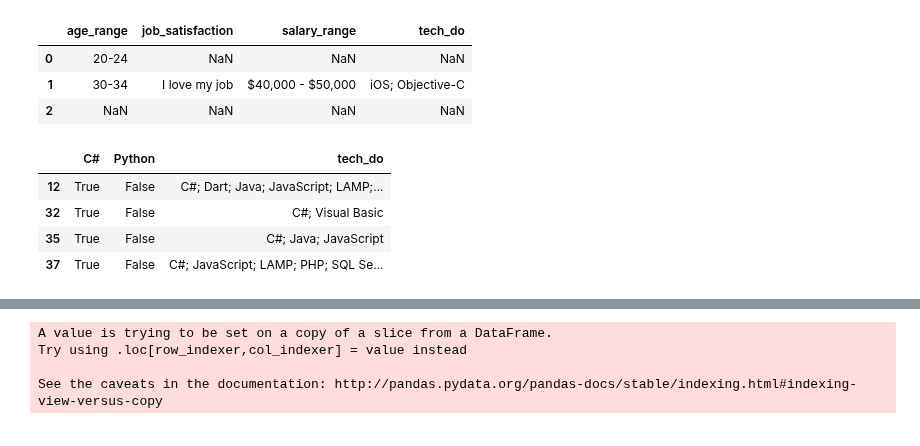
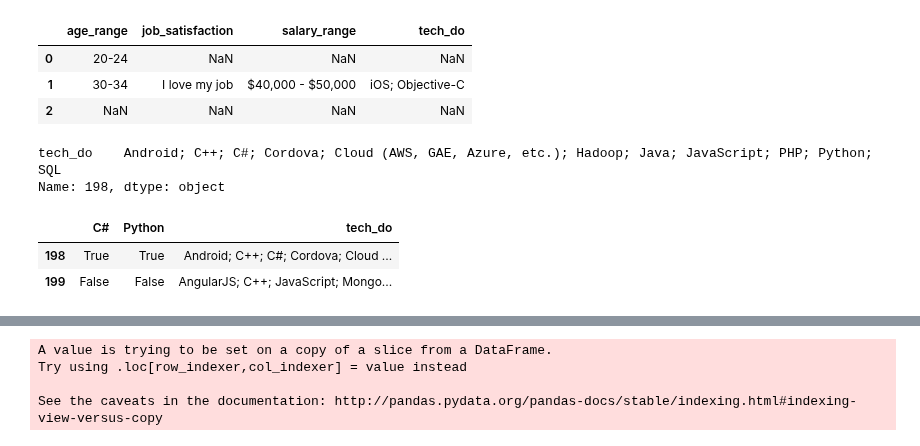
Before and after one commit to huli/the-transparent-coder, a Jupyter notebook: overview.ipynb, the cells around one changed output, grey strips where cells are left out. Drawn from its saved outputs; the diff is of its cells as text; code cells hidden in the pictures.

```diff
--- a/overview.ipynb
+++ b/overview.ipynb
@@ -855,10 +859,13 @@ def languages_to_columns(df, column, delimiter=';'):
 # %%
 languages_to_columns(data2016, 'tech_do')
+# %%
+data2016.loc[198, ['tech_do']].map(lambda c: c)
+# %% [output]
+tech_do    Android; C++; C#; Cordova; Cloud (AWS, GAE, Azure, etc.); Hadoop; Java; JavaScript; PHP; Python; SQL
+Name: 198, dtype: object
 # %%
-data2016.loc[(data2016.Python == True) | (data2016['C#'] == True), ['C#', 'Python', 'tech_do']].head(4)
+data2016.loc[198:199, ['C#', 'Python', 'tech_do']].head(4)
 # %% [output]
 |  | C# | Python | tech_do |
-| 12 | True | False | C#; Dart; Java; JavaScript; LAMP;... |
-| 32 | True | False | C#; Visual Basic |
-| 35 | True | False | C#; Java; JavaScript |
-| 37 | True | False | C#; JavaScript; LAMP; PHP; SQL Se... |
+| 198 | True | True | Android; C++; C#; Cordova; Cloud ... |
+| 199 | False | False | AngularJS; C++; JavaScript; Mongo... |
```
Also changed, not shown: parts of 17 cells of this notebook, 1 other file.
